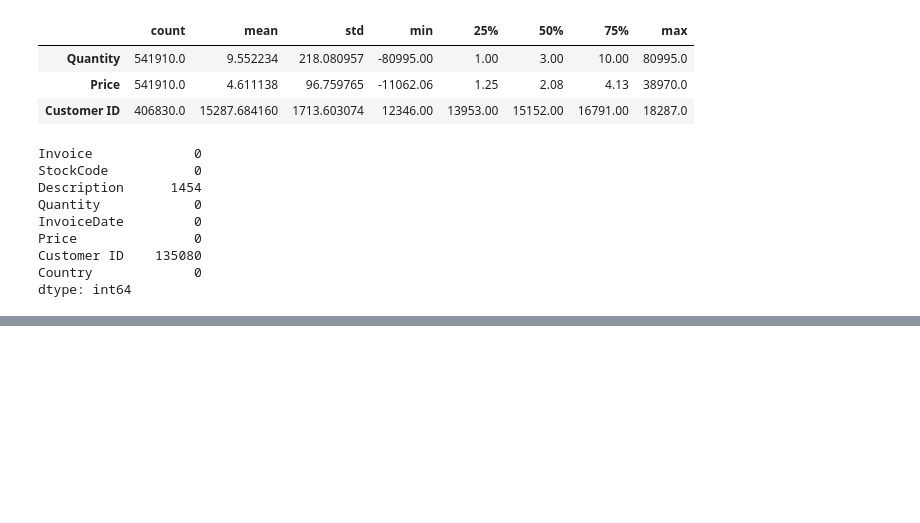
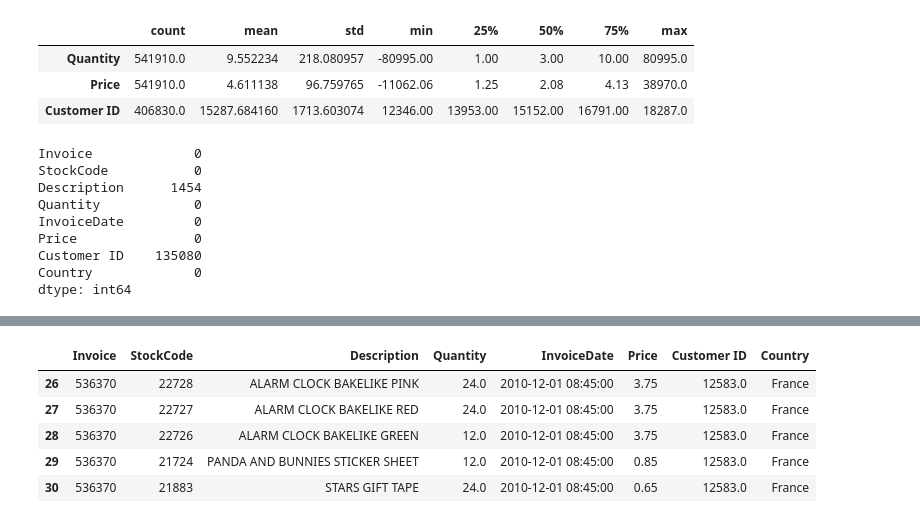
Before and after one commit to emreakdogan/online_retail_recommendation_system, a Jupyter notebook: Task.ipynb, the cells around one changed output, grey strips where cells are left out. Saved outputs shown, nothing was run; the diff lists cells and outputs as text; code cells hidden in the pictures; blank space fills up the shorter version.

```diff
--- a/Task.ipynb
+++ b/Task.ipynb
@@ -72,9 +52,9 @@ retail_data_preparation(dataframe)
 # %%
 def outlier_thresholds(dataframe, variable):
-    quartile1 = dataframe[variable].quantile(0.01)
-    quartile1 = dataframe[variable].quantile(0.99)
-    interquantile_range = quartile3 - quartile1
-    up_limit = quartile3 + 1.5 * interquantile_range
-    low_limit = quartile1 - 1.5 * interquantile_range
+    quartile1 = dataframe[variable].quantile(0.01) # first quartile = 0.01
+    quartile3 = dataframe[variable].quantile(0.99) # third quartile = 0.99
+    interquantile_range = quartile3 - quartile1    # calculate interquartile
+    up_limit = quartile3 + 1.5 * interquantile_range # calculate up limit
+    low_limit = quartile1 - 1.5 * interquantile_range # calculate low limit
     return low_limit, up_limit
 # %%
@@ -87,0 +79,9 @@ def retail_data_pred(dataframe):
+# %%
+df.head()
+# %% [output]
+|  | Invoice | StockCode | Description | Quantity | InvoiceDate | Price | Customer ID | Country |
+| 26 | 536370 | 22728 | ALARM CLOCK BAKELIKE PINK | 24.0 | 2010-12-01 08:45:00 | 3.75 | 12583.0 | France |
+| 27 | 536370 | 22727 | ALARM CLOCK BAKELIKE RED | 24.0 | 2010-12-01 08:45:00 | 3.75 | 12583.0 | France |
+| 28 | 536370 | 22726 | ALARM CLOCK BAKELIKE GREEN | 12.0 | 2010-12-01 08:45:00 | 3.75 | 12583.0 | France |
+| 29 | 536370 | 21724 | PANDA AND BUNNIES STICKER SHEET | 12.0 | 2010-12-01 08:45:00 | 0.85 | 12583.0 | France |
+| 30 | 536370 | 21883 | STARS GIFT TAPE | 24.0 | 2010-12-01 08:45:00 | 0.65 | 12583.0 | France |
```
Also changed, not shown: parts of 21 cells of this notebook.
